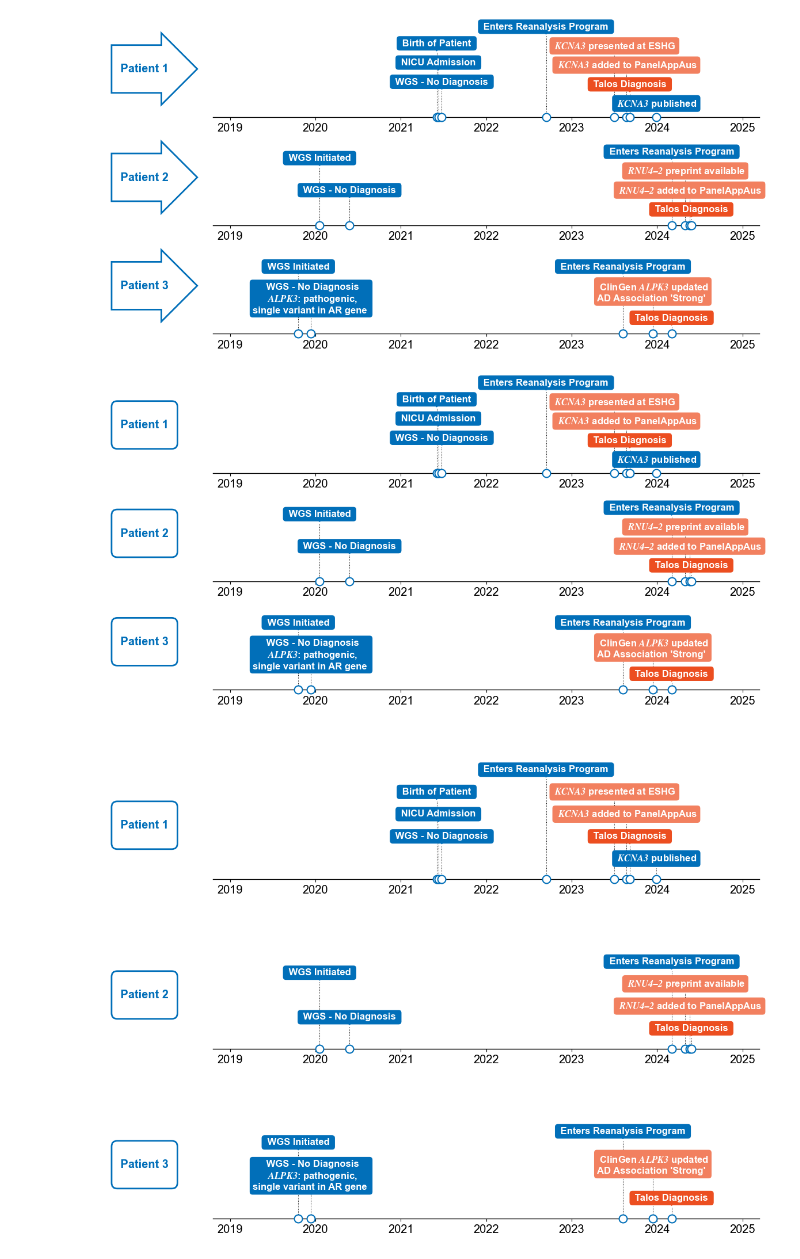
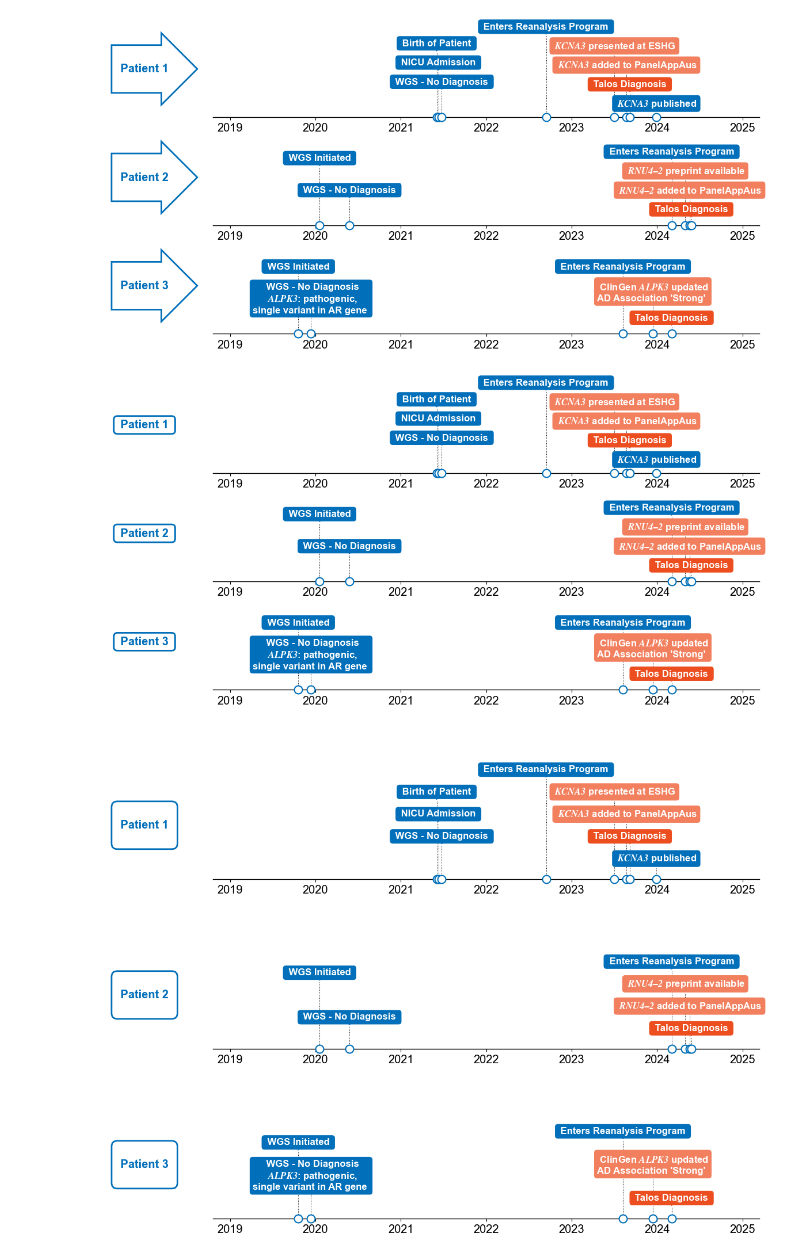
Before and after one commit to populationgenomics/talos_manuscript, a Jupyter notebook: Analyses/Jupyter_notebooks/Figure4_timelines.ipynb, the cells around one changed output. Drawn from its saved outputs; the diff is of its cells as text; code cells hidden in the pictures.

Commit message:
Figure 4 label update

```diff
--- a/Analyses/Jupyter_notebooks/Figure4_timelines.ipynb
+++ b/Analyses/Jupyter_notebooks/Figure4_timelines.ipynb
@@ -222,7 +222,7 @@ def annotate(ax, x, y, text, fc="#016FB9", y0=0):
 
 def case_description(ax, x, y, text, fc="white", y0=0):
     ax.annotate(
-        "\n " + text + " \n",
+        " " + text + " ",
         xy=(x, y),
         xycoords="data",
         xytext=(0, 12),
@@ -232,7 +232,7 @@ def case_description(ax, x, y, text, fc="white", y0=0):
         va="center",
         ha="center",
         weight="bold",
-        bbox=dict(boxstyle="round", fc=fc, ec="#016FB9", lw=2, pad=0.5),
+        bbox=dict(boxstyle="round", fc=fc, ec="#016FB9", lw=2, pad=0.3),
     )
 
 # Create a figure with a custom layout using gridspec
@@ -326,34 +326,34 @@ Y = np.zeros(len(X))
 plt.scatter(
     X,
     Y,
     s=point_size,
     linewidth=point_border_width,
     zorder=10,
     clip_on=False,
     edgecolor="#016FB9",
     facecolor="white",
 )
 
 case_description(ax2, 2018, 3, "Patient 3")
 annotate(ax2, 2019.8, 5, "WGS Initiated")
 annotate(ax2, 2019.95, 1.85, "", y0=2) # Add a blank annotation to make the pointer complete
 annotate(ax2, 2019.95, 2.5, "WGS - No Diagnosis\n $\mathbf{ALPK3}$: pathogenic,\nsingle variant in AR gene")
 annotate(ax2, 2023.6, 5, "Enters Reanalysis Program")
 annotate(ax2, 2023.95, 3, "ClinGen $\mathbf{ALPK3}$ updated\nAD Association \'Strong\'", fc='#F2805F')
 annotate(ax2, 2024.17, 1, "Talos Diagnosis", fc="#EC4E20")
 
 ax2.spines["right"].set_visible(False)
 ax2.spines["left"].set_visible(False)
 ax2.spines["top"].set_visible(False)
 ax2.spines["bottom"].set_visible(False)
 ax2.set_xticks(np.arange(2019, 2026, 1))
 
 # Show and save the plot
 plt.tight_layout()
 plt.savefig('../../Figures/Fig4/Fig4_timelines_rbox.png')
 plt.show()
 # %% [output]
-[figure, old version]
+[figure, new version]
 # %%
 import numpy as np
 import matplotlib.pyplot as plt
```
Also changed, not shown: 1 other file.
